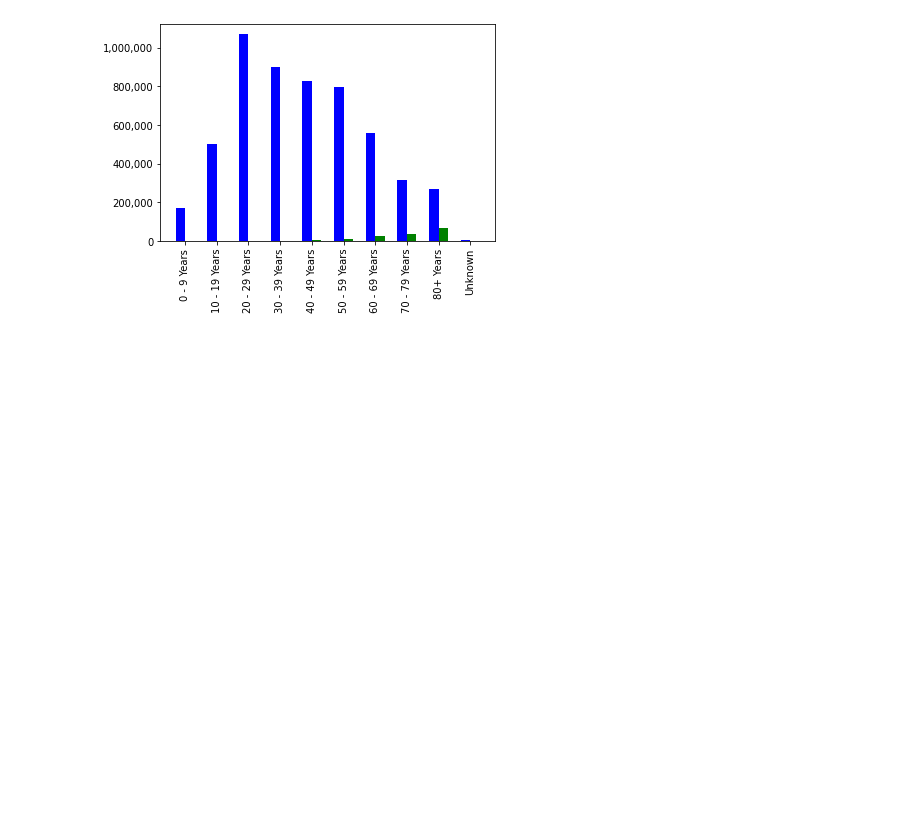
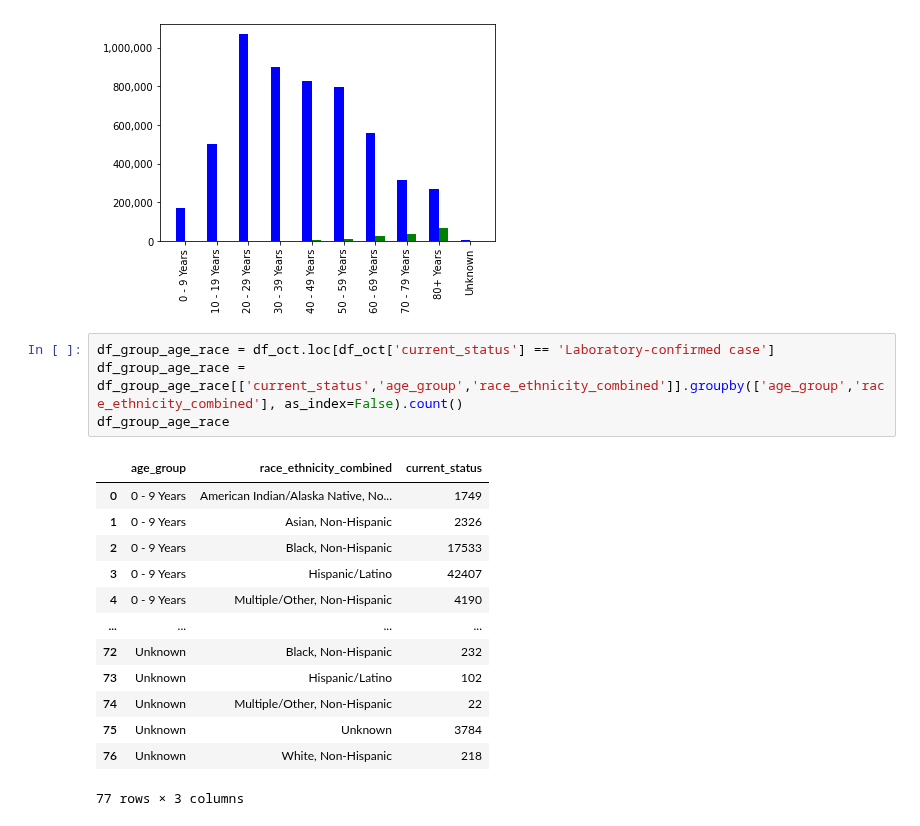
Before and after one commit to georgetown-analytics/COVID-19-race-social-equity-, a Jupyter notebook: COVID Visualization.ipynb, the cells around one changed output. Cells and saved outputs as stored; diff of their text form; blank space fills up the shorter version.

```diff
--- a/COVID Visualization.ipynb
+++ b/COVID Visualization.ipynb
@@ -59,3 +59,21 @@ ax.yaxis.set_major_formatter(mpl.ticker.StrMethodFormatter('{x:,.0f}'))
 plt.show()
 # %% [output]
 [figure]
+# %%
+df_group_age_race = df_oct.loc[df_oct['current_status'] == 'Laboratory-confirmed case']
+df_group_age_race = df_group_age_race[['current_status','age_group','race_ethnicity_combined']].groupby(['age_group','race_ethnicity_combined'], as_index=False).count()
+df_group_age_race
+# %% [output]
+|  | age_group | race_ethnicity_combined | current_status |
+| 0 | 0 - 9 Years | American Indian/Alaska Native, No... | 1749 |
+| 1 | 0 - 9 Years | Asian, Non-Hispanic | 2326 |
+| 2 | 0 - 9 Years | Black, Non-Hispanic | 17533 |
+| 3 | 0 - 9 Years | Hispanic/Latino | 42407 |
+| 4 | 0 - 9 Years | Multiple/Other, Non-Hispanic | 4190 |
+| ... | ... | ... | ... |
+| 72 | Unknown | Black, Non-Hispanic | 232 |
+| 73 | Unknown | Hispanic/Latino | 102 |
+| 74 | Unknown | Multiple/Other, Non-Hispanic | 22 |
+| 75 | Unknown | Unknown | 3784 |
+| 76 | Unknown | White, Non-Hispanic | 218 |
+77 rows × 3 columns
```
Also changed, not shown: parts of 2 cells of this notebook.
